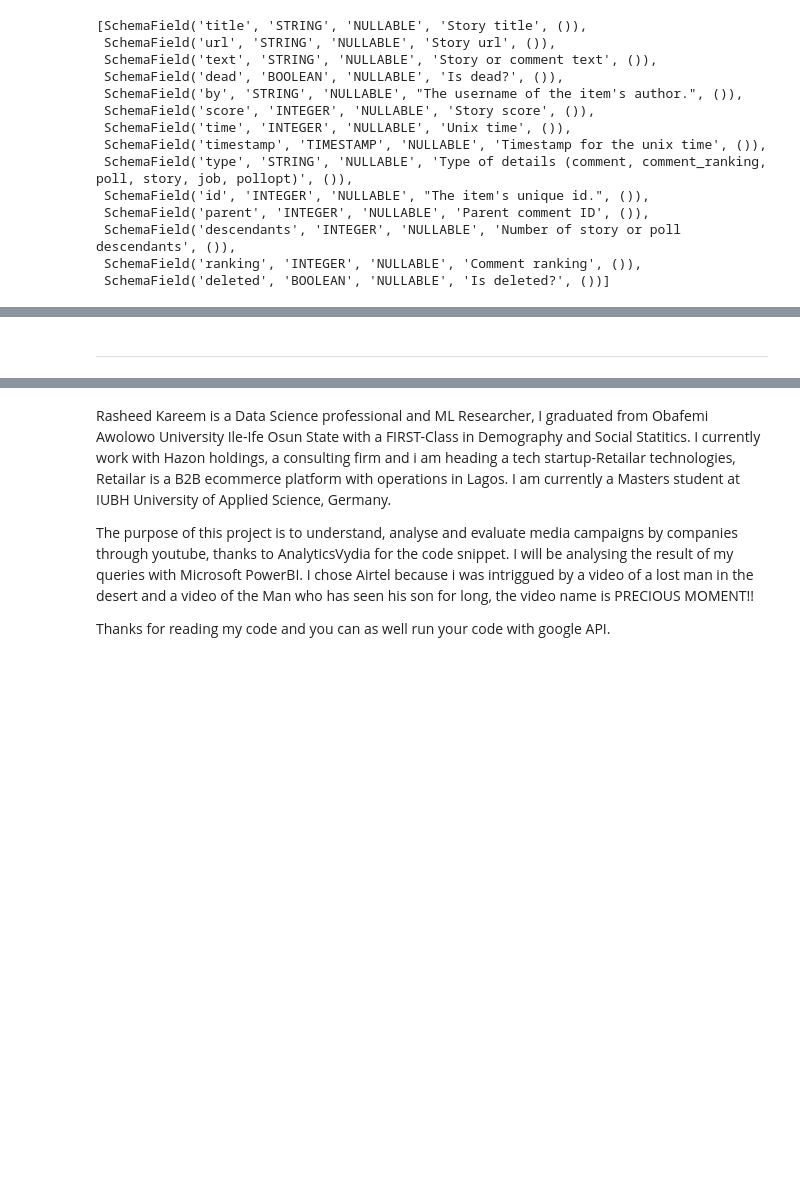
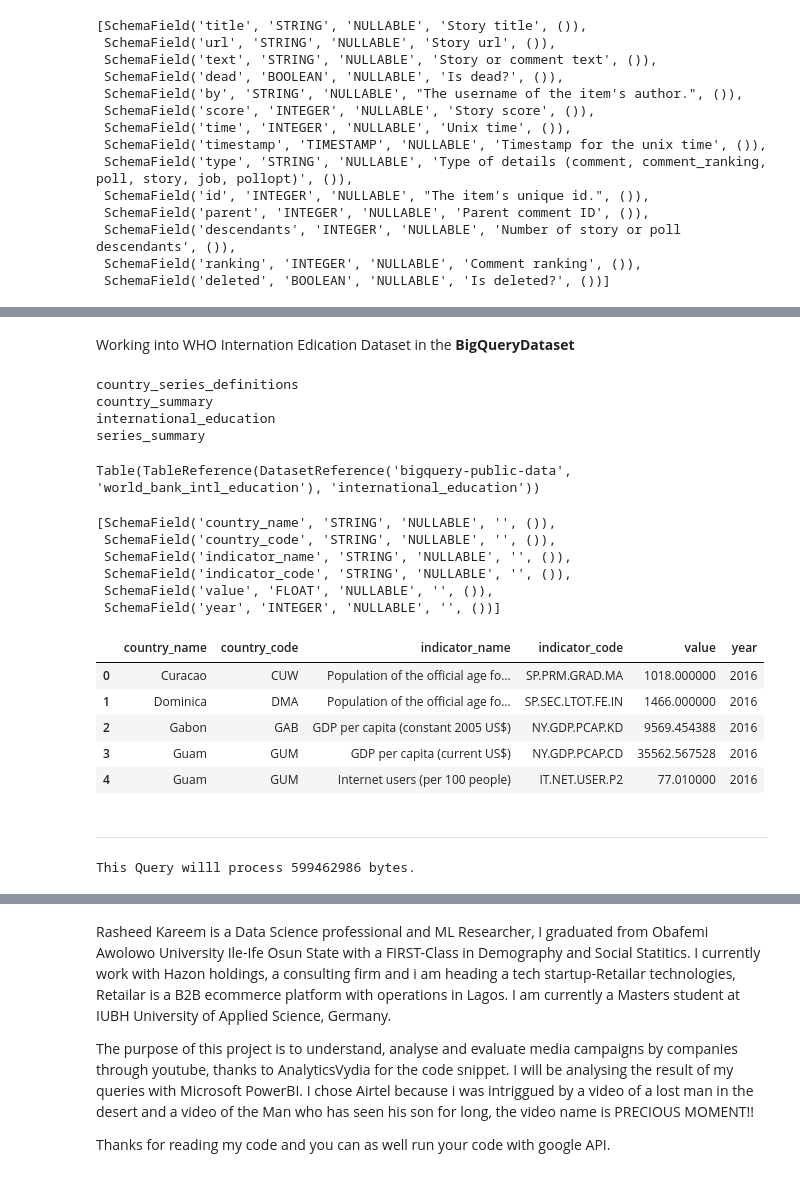
Before and after one commit to kareemrasheed89/RasheedRepository, a Jupyter notebook: Google_BigQuery_With_SQL.ipynb, the cells around one changed output, grey strips where cells are left out. Drawn from its saved outputs; the diff is of its cells as text; code cells hidden in the pictures; blank space fills up the shorter version.

```diff
--- a/Google_BigQuery_With_SQL.ipynb
+++ b/Google_BigQuery_With_SQL.ipynb
@@ -138,2 +147,44 @@ memory usage: 209.1+ KB
+# %% [markdown]
+Working into WHO Internation Edication Dataset
+ in the **BigQueryDataset**
+# %%
+#querrying dataset from BigQuery about International Education
+#First set our configuration settings with dataref
+#Construct a reference to World bank Internation Education
+dataset_ref2=client.dataset("world_bank_intl_education", project="bigquery-public-data")
+# %%
+dataset2=client.get_dataset(dataset_ref2)
+tables2=list(client.list_tables(dataset2))
+for table1 in tables2:
+  print(table1.table_id)
+# %% [output]
+country_series_definitions
+country_summary
+international_education
+series_summary
+# %%
+table_ref2=dataset_ref2.table("international_education")
+table2=client.get_table(table_ref2)
+print(table2)
+# %% [output]
+Table(TableReference(DatasetReference('bigquery-public-data', 'world_bank_intl_education'), 'international_education'))
+# %%
+table2.schema
+# %% [output]
+[SchemaField('country_name', 'STRING', 'NULLABLE', '', ()),
+ SchemaField('country_code', 'STRING', 'NULLABLE', '', ()),
+ SchemaField('indicator_name', 'STRING', 'NULLABLE', '', ()),
+ SchemaField('indicator_code', 'STRING', 'NULLABLE', '', ()),
+ SchemaField('value', 'FLOAT', 'NULLABLE', '', ()),
+ SchemaField('year', 'INTEGER', 'NULLABLE', '', ())]
+# %%
+client.list_rows(table2, max_results=5).to_dataframe()
+# %% [output]
+|  | country_name | country_code | indicator_name | indicator_code | value | year |
+| 0 | Curacao | CUW | Population of the official age fo... | SP.PRM.GRAD.MA | 1018.000000 | 2016 |
+| 1 | Dominica | DMA | Population of the official age fo... | SP.SEC.LTOT.FE.IN | 1466.000000 | 2016 |
+| 2 | Gabon | GAB | GDP per capita (constant 2005 US$) | NY.GDP.PCAP.KD | 9569.454388 | 2016 |
+| 3 | Guam | GUM | GDP per capita (current US$) | NY.GDP.PCAP.CD | 35562.567528 | 2016 |
+| 4 | Guam | GUM | Internet users (per 100 people) | IT.NET.USER.P2 | 77.010000 | 2016 |
 # %% [markdown]
 ____________________________________________________________________________________________________________
@@ -139,0 +195,7 @@ ________________________________________________________________________________
+# %%
+#Create a QueryJobConfig object to estimate size of query without running it
+dry_run_config=bigquery.QueryJobConfig(dry_run=True)
+dry_run_query_job=client.query(QUERY2, job_config=dry_run_config)
+print("This Query willl process {} bytes.".format(dry_run_query_job.total_bytes_processed))
+# %% [output]
+This Query willl process 599462986 bytes.
```
Also changed, not shown: parts of 16 cells of this notebook.
